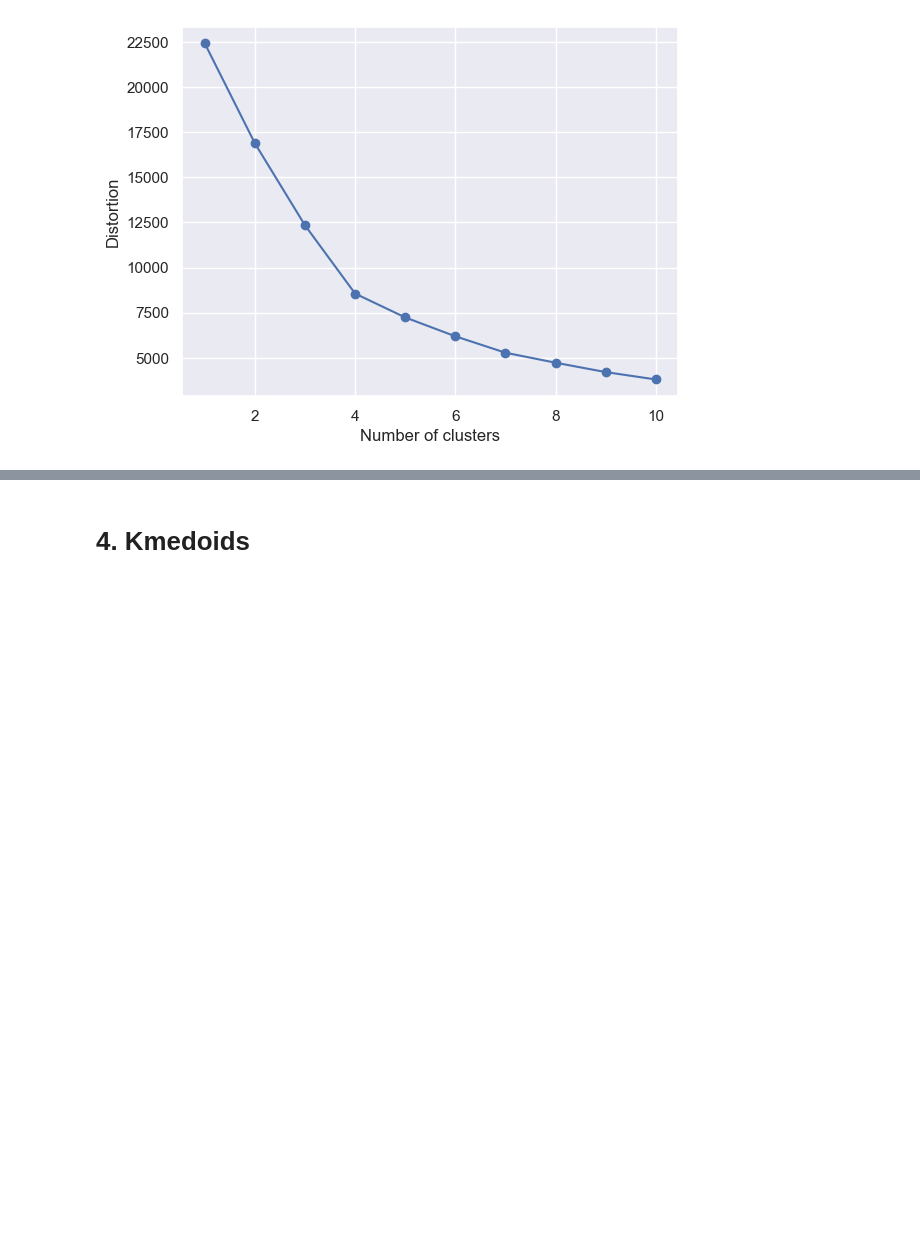
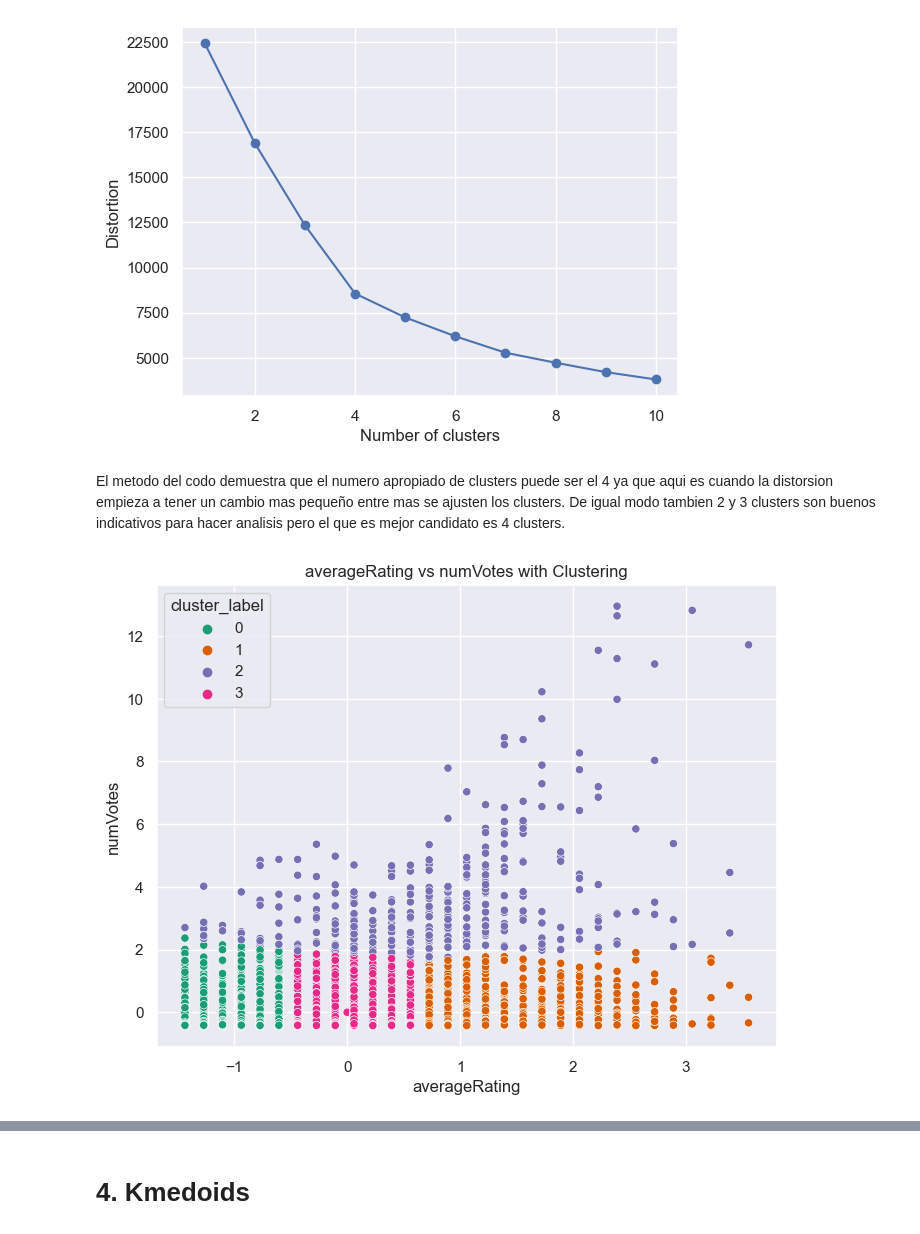
Before and after one commit to jf-garciam1/Lab-BI, a Jupyter notebook: Lab1.ipynb, the cells around one changed output, grey strips where cells are left out. Saved outputs shown, nothing was run; the diff lists cells and outputs as text; code cells hidden in the pictures; blank space fills up the shorter version.

```diff
--- a/Lab1.ipynb
+++ b/Lab1.ipynb
@@ -765,3 +765,22 @@ def plot_distortion(data,
 plot_distortion(df_normalized[columns_to_normalize],1,11)
 # %% [output]
 [figure]
+# %% [markdown]
+El metodo del codo demuestra que el numero apropiado de clusters puede ser el 4 ya que aqui es cuando la distorsion empieza a tener un cambio mas pequeño entre mas se ajusten los clusters. De igual modo tambien 2 y 3 clusters son buenos indicativos para hacer analisis  pero el que es mejor candidato es 4 clusters.
+# %%
+num_clusters = 4  # Número de clusters deseado
+kmeans = KMeans(n_clusters=num_clusters, random_state=42)
+kmeans.fit(df_normalized[['averageRating', 'numVotes']])
+
+# Agregar las etiquetas de cluster al DataFrame
+df_normalized['cluster_label'] = kmeans.labels_
+
+# Crear una gráfica individual para 'numVotes' vs 'newruntime' con información de clustering
+plt.figure(figsize=(8, 6))
+sns.scatterplot(data=df_normalized, x='averageRating', y='numVotes', hue='cluster_label', palette='Dark2')
+plt.title('averageRating vs numVotes with Clustering')
+plt.xlabel('averageRating')
+plt.ylabel('numVotes')
+plt.show()
+# %% [output]
+[figure, added]
```
Also changed, not shown: parts of 6 cells of this notebook.
